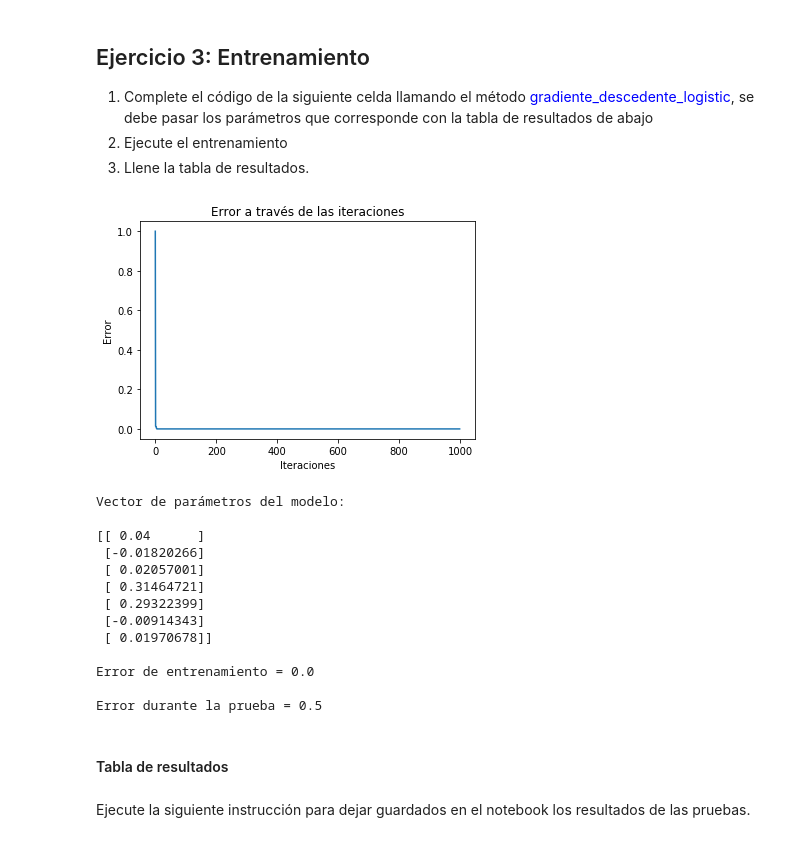
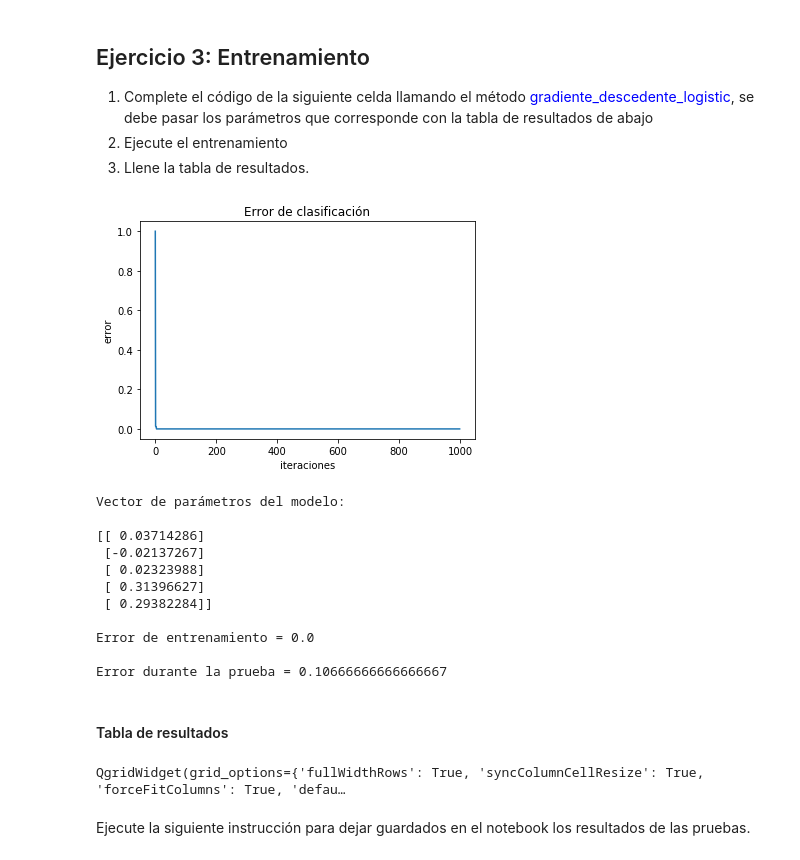
Before and after one commit to kevinmaiden7/ML_IntroductoryCourse, a Jupyter notebook: Labs/Lab_1/Lab_1.2_RegresionLogistica.ipynb, the cells around one changed output. Drawn from its saved outputs; the diff is of its cells as text; code cells hidden in the pictures.

```diff
--- a/Labs/Lab_1/Lab_1.2_RegresionLogistica.ipynb
+++ b/Labs/Lab_1/Lab_1.2_RegresionLogistica.ipynb
@@ -155,7 +157,7 @@ X: Matriz de datos extendida.
 W: Vector de parámetros del modelo
 eta: Taza de aprendizaje
 """
-def gradiente_descendente_logistic(X,Y,grado,eta):
+def gradiente_descendente_logistic(X,Y,eta):
 
     #Extendemos la matriz
     unos = np.array([np.ones(np.size(X,0))]
@@ -191,25 +193,23 @@ def gradiente_descendente_logistic(X,Y,grado,eta):
 
         #Aquí debe completar el código con la regla de actualización de los parámetros W para regresión
         #logística. Tenga en cuenta los nombres de las variables ya creadas: W, X, Y
-        temp = Y_estimado - np.array(Y)
-        temp2 = np.dot(X.T, temp)
-        wsig = W - eta*temp2/N
+        diferencias = Y_estimado - np.array(Y)
+        pendientes = np.dot(X.T, diferencias)
+        wsig = W - eta*pendientes/N
         W = wsig
 
     #Aquí debe completar el código para realizar la gráfica del error de clasificación vs. iteraciones
     plt.plot(errores)
-    plt.xlabel('Iteraciones')
-    plt.ylabel('Error')
-    plt.title('Error a través de las iteraciones')
+    plt.xlabel('iteraciones')
+    plt.ylabel('error')
+    plt.title('Error de clasificación')
     plt.show()
 
     print ('Vector de parámetros del modelo:\n')
     print (W)
     print ('\nError de entrenamiento = ' + str(errores[-1]))
 
-    plt.show()
-
-    return W
+    return (W, errores)
 # %% [markdown]
 ## Ejercicio 3: Entrenamiento
 
@@ -222,47 +222,45 @@ import math
 N = np.size(X,0)
 
 # #Se modifica la matriz de datos original de acuerdo al grado del polinomio ingresado para el modelo
-grado = 3
+grado = 2
 X2 = potenciaPolinomio(X,grado)
 
 #Dejamos algunas muestras para el proceso de entrenamiento y otras para evaluar qué tan bueno fue el aprendizaje del modelo
 random.seed(1)
 ind=np.random.permutation(N)
 Xtrain = X2[ind[0:int(math.ceil(0.7*N))],:]
 Xtest = X2[ind[int(math.ceil(0.7*N)):N],:]
 Ytrain = Y[ind[0:int(math.ceil(0.7*N))]]
 Ytest = Y[ind[int(math.ceil(0.7*N)):N]]
 
 #Normalizamos los datos
 media = np.mean(Xtrain)
 desvia = np.std(Xtrain)
 Xtrain = stats.stats.zscore(Xtrain)
 Xtest = (Xtest - np.matlib.repmat(media, Xtest.shape[0], 1))/np.matlib.repmat(desvia, Xtest.shape[0], 1)
 
 eta = 1
 
 #Complete la siguiente línea de código llamando el método gradiente_descendente con sus respectivos argumentos
-W = gradiente_descendente_logistic(Xtrain,Ytrain,grado,eta)
+W, errores = gradiente_descendente_logistic(Xtrain,Ytrain,eta)
 
 #Evaluamos las predicciones del modelo con los datos de test
 unos = np.array([np.ones(np.size(Xtest,0))])
 Xtest2 = np.concatenate((unos.T, Xtest), axis=1)
 Xtest2 = Xtest2.reshape(np.size(Xtest2,0),np.size(Xtest2,1))
 Yest = logistic_regression(Xtest2, W)
 Error = error_logistic(Yest,Ytest)
 print('\nError durante la prueba = ' + str(Error))
 # %% [output]
-[figure, old version]
+[figure, new version]
 Vector de parámetros del modelo:
 
-[[ 0.04      ]
- [-0.01820266]
- [ 0.02057001]
- [ 0.31464721]
- [ 0.29322399]
- [-0.00914343]
- [ 0.01970678]]
+[[ 0.03714286]
+ [-0.02137267]
+ [ 0.02323988]
+ [ 0.31396627]
+ [ 0.29382284]]
 
 Error de entrenamiento = 0.0
 
-Error durante la prueba = 0.5
+Error durante la prueba = 0.10666666666666667
@@ -278,11 +296,34 @@ df_types = pd.DataFrame({
 df_types["Error_Entrenamiento"] = ""
 df_types["Error_Prueba"] = ""
 df_types.set_index(['Tasa de aprendizaje','Grado del polinomio'], inplace=True)
-df_types["Error_Entrenamiento"][2] = "0.0"
-df_types["Error_Prueba"][2] = "0.5"
+#df_types["Error_Entrenamiento"][2] = "0.0"
+#df_types["Error_Prueba"][2] = "0.5"
+
+gradoMaximoPolinomio = 5
+tasaAprendizaje = np.array([1,1e-1,1e-3])
+indiceTabla = 0
+for i in range(np.size(tasaAprendizaje)):
+    eta = tasaAprendizaje[i]
+    for grado in range(gradoMaximoPolinomio):
+        Xtrain, Ytrain, Xtest, Ytest = getX(grado+1)
+
+        W, errores = gradiente_descendente_logistic(Xtrain,Ytrain,eta)
+        df_types["Error_Entrenamiento"][indiceTabla] = errores[-1]
+
+        unos = np.array([np.ones(np.size(Xtest,0))])
+        Xtest2 = np.concatenate((unos.T, Xtest), axis=1)
+        Xtest2 = Xtest2.reshape(np.size(Xtest2,0),np.size(Xtest2,1))
+        Yest = logistic_regression(Xtest2, W)
+        errorPrueba = error_logistic(Yest,Ytest)
+        df_types["Error_Prueba"][indiceTabla] = errorPrueba
+
+        indiceTabla += 1
+
 #df_types.sort_index(inplace=True)
 qgrid_widget = qgrid.show_grid(df_types, show_toolbar=False)
 qgrid_widget
+# %% [output]
+QgridWidget(grid_options={'fullWidthRows': True, 'syncColumnCellResize': True, 'forceFitColumns': True, 'defau…
 # %% [markdown]
 Ejecute la siguiente instrucción para dejar guardados en el notebook los resultados de las pruebas.
 # %%
```
Also changed, not shown: parts of 8 cells of this notebook.
